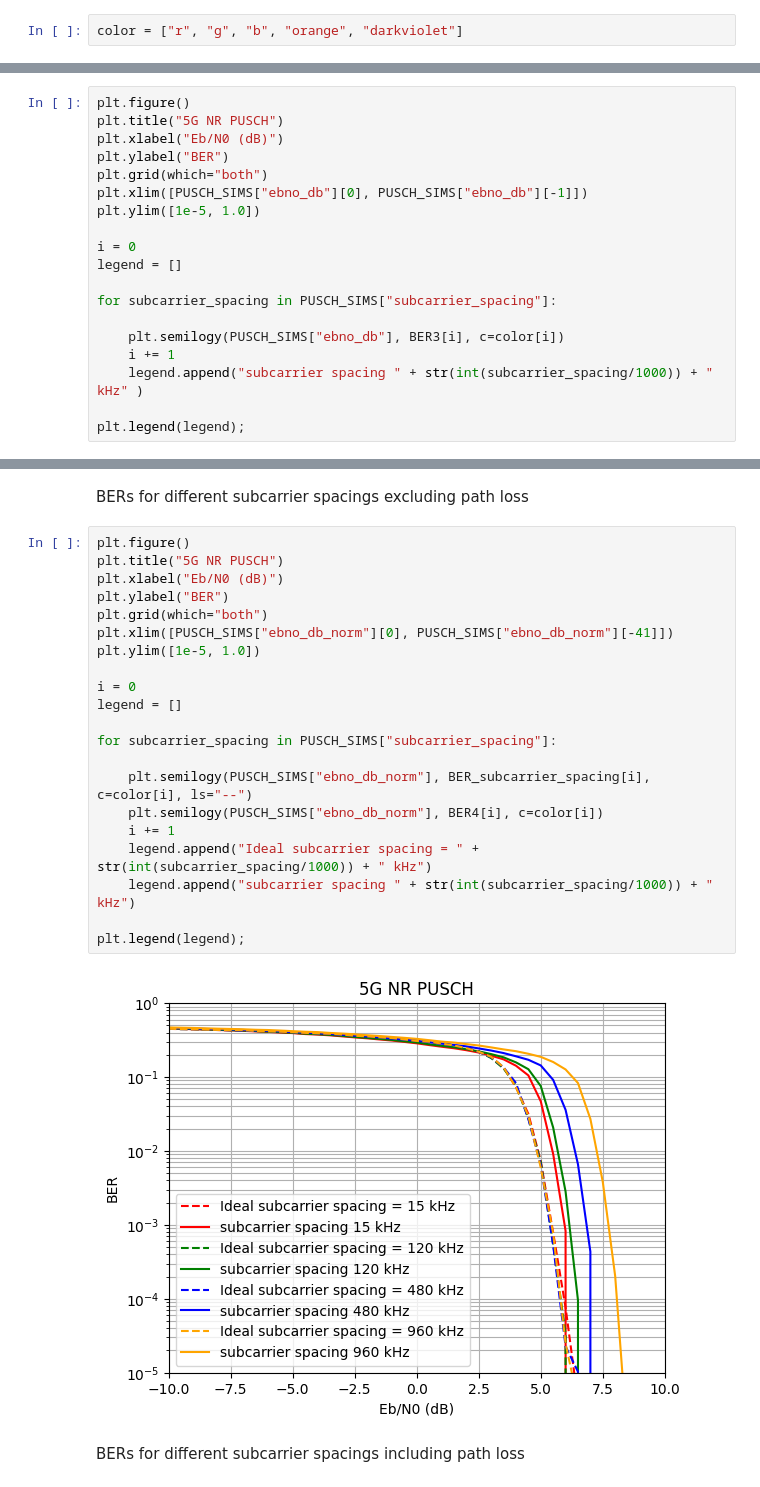
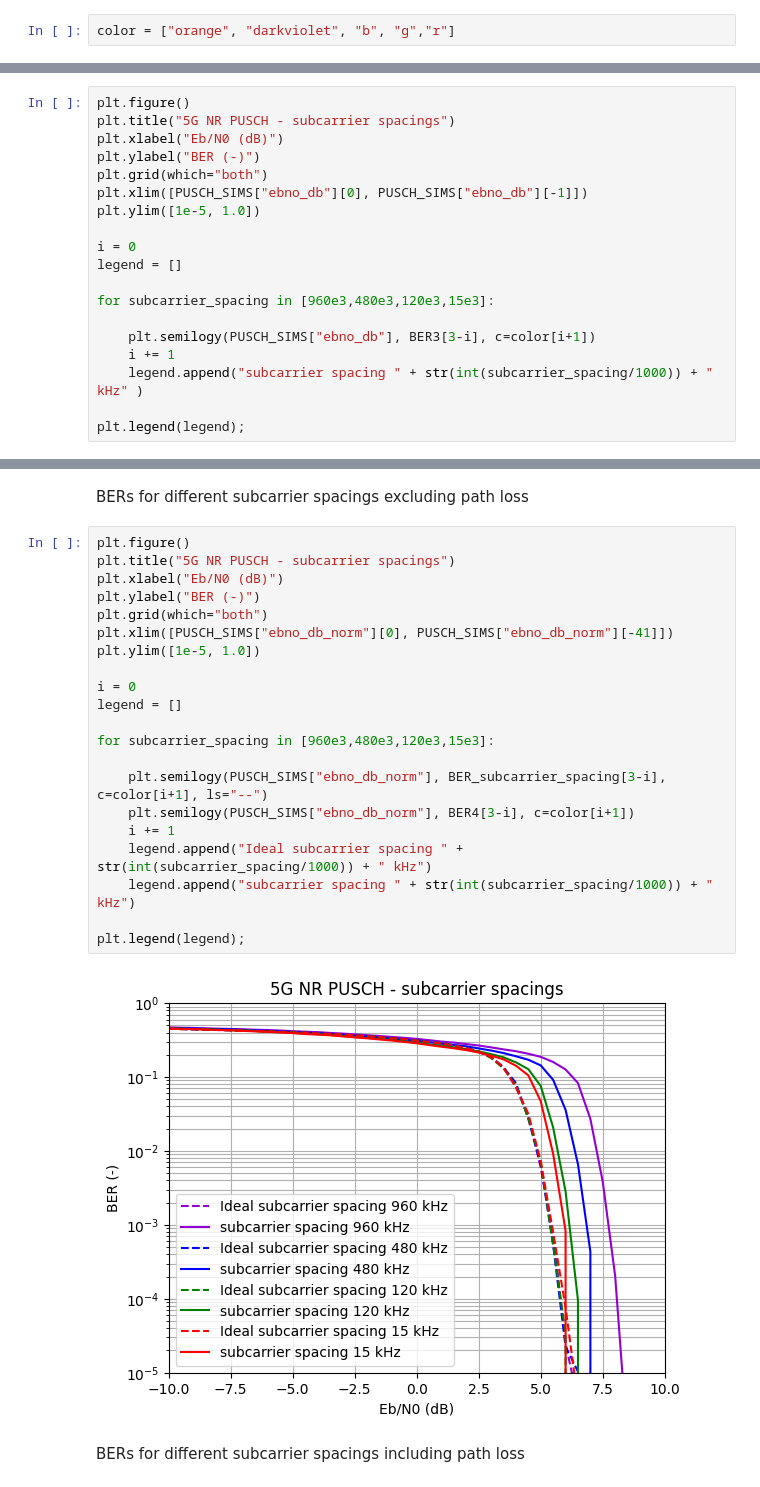
Before and after one commit to marekcrn/Masters-thesis, a Jupyter notebook: Raytracing_BERs.ipynb, the cells around one changed output, grey strips where cells are left out. Saved outputs shown, nothing was run; the diff lists cells and outputs as text.

```diff
--- a/Raytracing_BERs.ipynb
+++ b/Raytracing_BERs.ipynb
@@ -675,7 +675,7 @@ BER_modulation = np.load('data/BER_modulation.npy')
 BER_subcarrier_spacing = np.load('data/BER_subcarrier_spacing.npy')
 BER_coderate = np.load('data/BER_coderate.npy')
 # %%
-color = ["r", "g", "b", "orange", "darkviolet"]
+color = ["orange", "darkviolet", "b", "g","r"]
 # %% [markdown]
 BERs for different modulations including path loss
 # %%
@@ -735,9 +735,9 @@ plt.legend(legend);
 BERs for different subcarrier spacings including path loss
 # %%
 plt.figure()
-plt.title("5G NR PUSCH")
+plt.title("5G NR PUSCH - subcarrier spacings")
 plt.xlabel("Eb/N0 (dB)")
-plt.ylabel("BER")
+plt.ylabel("BER (-)")
 plt.grid(which="both")
 plt.xlim([PUSCH_SIMS["ebno_db"][0], PUSCH_SIMS["ebno_db"][-1]])
 plt.ylim([1e-5, 1.0])
@@ -745,9 +745,9 @@ plt.ylim([1e-5, 1.0])
 i = 0
 legend = []
 
-for subcarrier_spacing in PUSCH_SIMS["subcarrier_spacing"]:
+for subcarrier_spacing in [960e3,480e3,120e3,15e3]:
 
-    plt.semilogy(PUSCH_SIMS["ebno_db"], BER3[i], c=color[i])
+    plt.semilogy(PUSCH_SIMS["ebno_db"], BER3[3-i], c=color[i+1])
     i += 1
     legend.append("subcarrier spacing " + str(int(subcarrier_spacing/1000)) + " kHz" )
 
@@ -758,27 +758,27 @@ plt.legend(legend);
 BERs for different subcarrier spacings excluding path loss
 # %%
 plt.figure()
-plt.title("5G NR PUSCH")
+plt.title("5G NR PUSCH - subcarrier spacings")
 plt.xlabel("Eb/N0 (dB)")
-plt.ylabel("BER")
+plt.ylabel("BER (-)")
 plt.grid(which="both")
 plt.xlim([PUSCH_SIMS["ebno_db_norm"][0], PUSCH_SIMS["ebno_db_norm"][-41]])
 plt.ylim([1e-5, 1.0])
 
 i = 0
 legend = []
 
-for subcarrier_spacing in PUSCH_SIMS["subcarrier_spacing"]:
+for subcarrier_spacing in [960e3,480e3,120e3,15e3]:
 
-    plt.semilogy(PUSCH_SIMS["ebno_db_norm"], BER_subcarrier_spacing[i], c=color[i], ls="--")
-    plt.semilogy(PUSCH_SIMS["ebno_db_norm"], BER4[i], c=color[i])
+    plt.semilogy(PUSCH_SIMS["ebno_db_norm"], BER_subcarrier_spacing[3-i], c=color[i+1], ls="--")
+    plt.semilogy(PUSCH_SIMS["ebno_db_norm"], BER4[3-i], c=color[i+1])
     i += 1
-    legend.append("Ideal subcarrier spacing = " + str(int(subcarrier_spacing/1000)) + " kHz")
+    legend.append("Ideal subcarrier spacing " + str(int(subcarrier_spacing/1000)) + " kHz")
     legend.append("subcarrier spacing " + str(int(subcarrier_spacing/1000)) + " kHz")
 
 plt.legend(legend);
 # %% [output]
-[figure, old version]
+[figure, new version]
 # %% [markdown]
 BERs for different subcarrier spacings including path loss
 # %%
```
Also changed, not shown: parts of 11 cells of this notebook.
